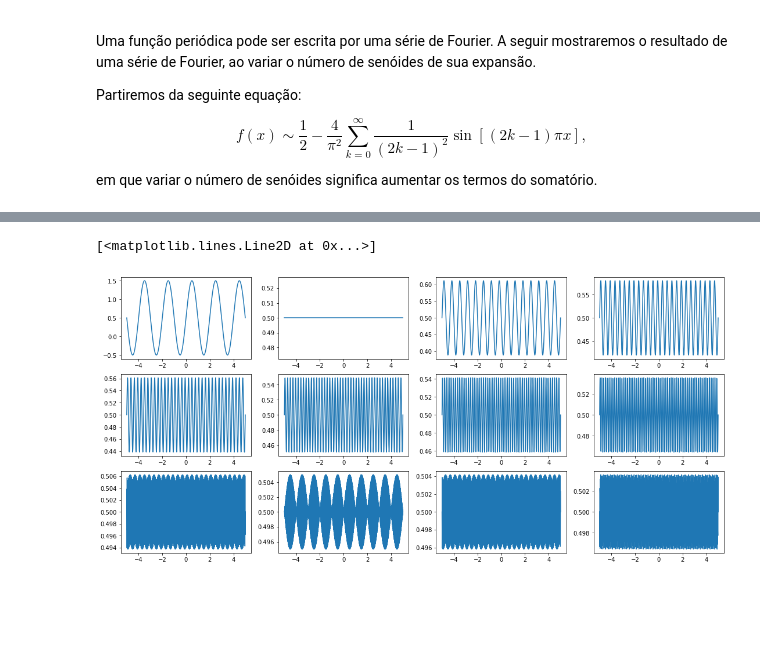
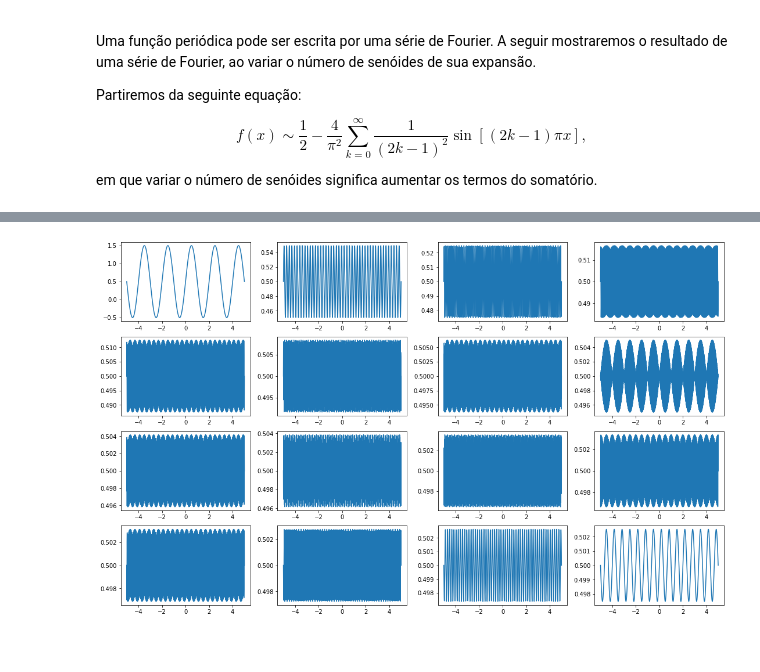
Before and after one commit to achiaver/computer_vision, a Jupyter notebook: trabalho_06/notebooks/trabalho_06.ipynb, the cells around one changed output, grey strips where cells are left out. Cells and saved outputs as stored; diff of their text form; code cells hidden in the pictures.

```diff
--- a/trabalho_06/notebooks/trabalho_06.ipynb
+++ b/trabalho_06/notebooks/trabalho_06.ipynb
@@ -66,10 +66,3 @@ $$
 em que variar o número de senóides significa aumentar os termos do somatório.
 # %%
 x_ = np.linspace(-5, 5, num = 1001)
-# %%
-def fourier_series(x, k):
-    partial_sum = 0.5
-    for i in range(k):
-        partial_sum = partial_sum - bk(k) * np.sin(wk(k)*x)
-
-    return partial_sum
@@ -86,4 +68,0 @@ armonics = 100
-# %%
-for x in x_:
-#     f.append(fourierSeries222(armonics,i))
-    f1.append(fourier_series(x, armonics))
@@ -131,37 +92,48 @@ def plota(img):
 # %%
 fig = plt.figure(figsize = (15, 9), constrained_layout = True)
 
 grid = plt.GridSpec(4, 4, fig)
 
 ax0 = fig.add_subplot(grid[0, 0])
 ax1 = fig.add_subplot(grid[0, 1])#, sharey = ax0)
 ax2 = fig.add_subplot(grid[0, 2])#, sharey = ax0)
 ax3 = fig.add_subplot(grid[0, 3])#, sharey = ax0)
 
 ax0.plot(x_, Fn[0])
-ax1.plot(x_, Fn[1])
-ax2.plot(x_, Fn[2])
-ax3.plot(x_, Fn[3])
+ax1.plot(x_, Fn[5])
+ax2.plot(x_, Fn[10])
+ax3.plot(x_, Fn[15])
 
 ax4 = fig.add_subplot(grid[1, 0])#, sharey = ax0)
 ax5 = fig.add_subplot(grid[1, 1])#, sharey = ax0)
 ax6 = fig.add_subplot(grid[1, 2])#, sharey = ax0)
 ax7 = fig.add_subplot(grid[1, 3])#, sharey = ax0)
 
-ax4.plot(x_, Fn[4])
-ax5.plot(x_, Fn[5])
-ax6.plot(x_, Fn[6])
-ax7.plot(x_, Fn[7])
+ax4.plot(x_, Fn[20])
+ax5.plot(x_, Fn[30])
+ax6.plot(x_, Fn[40])
+ax7.plot(x_, Fn[50])
 
 ax8 = fig.add_subplot(grid[2, 0])#, sharey = ax0)
 ax9 = fig.add_subplot(grid[2, 1])#, sharey = ax0)
 ax10 = fig.add_subplot(grid[2, 2])#, sharey = ax0)
 ax11 = fig.add_subplot(grid[2, 3])#, sharey = ax0)
 
-ax8.plot(x_, Fn[40])
-ax9.plot(x_, Fn[50])
-ax10.plot(x_, Fn[60])
-ax11.plot(x_, Fn[70])
+ax8.plot(x_, Fn[60])
+ax9.plot(x_, Fn[65])
+ax10.plot(x_, Fn[70])
+ax11.plot(x_, Fn[75])
+
+ax12 = fig.add_subplot(grid[3, 0])#, sharey = ax0)
+ax13 = fig.add_subplot(grid[3, 1])#, sharey = ax0)
+ax14 = fig.add_subplot(grid[3, 2])#, sharey = ax0)
+ax15 = fig.add_subplot(grid[3, 3])#, sharey = ax0)
+
+ax12.plot(x_, Fn[80])
+ax13.plot(x_, Fn[90])
+ax14.plot(x_, Fn[95])
+ax15.plot(x_, Fn[99])
+
+plt.show()
 # %% [output]
-[<matplotlib.lines.Line2D at 0x...>]
-[figure, old version]
+[figure, new version]
```
Also changed, not shown: parts of 5 cells of this notebook.
